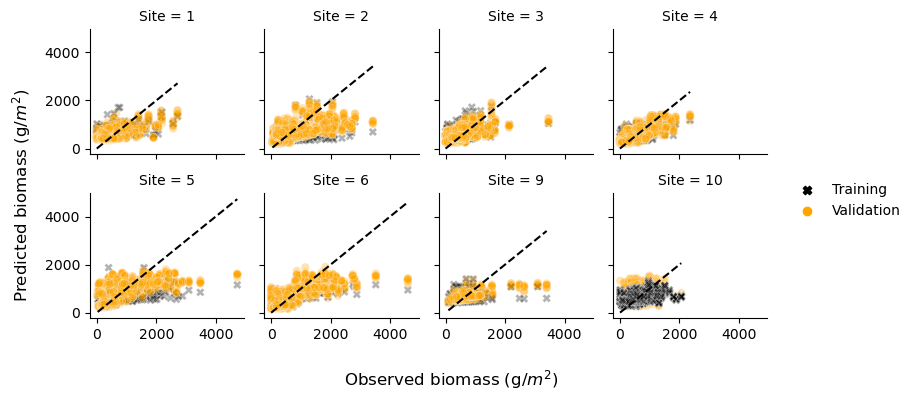
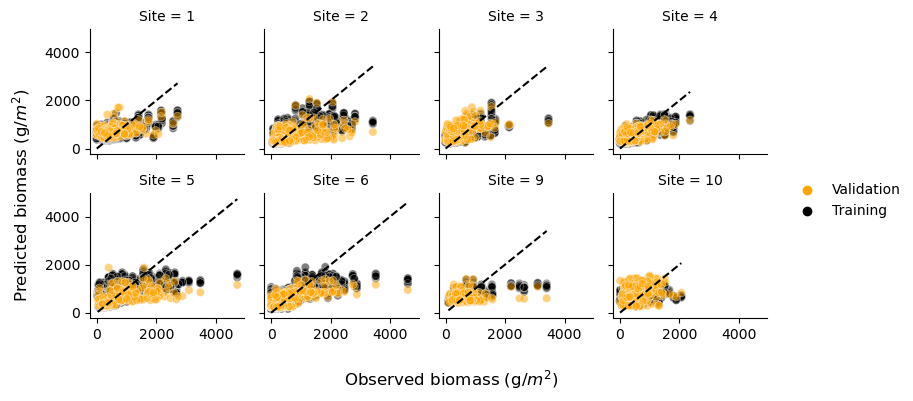
The notebook cell's code change between the first figure and the second:
--- before
+++ after
@@ -13,8 +13,20 @@
 all_testing = all_results_x[all_results_x['Type'] == 'Testing']
 
+all_results_x = all_results_x.sort_values('Cat')
+
 my_colors = ["orange", "black"]
+cat_order = ['Validation', 'Training']
 
 g = sns.FacetGrid(all_results_x, col="Site", col_wrap=4, height=2, sharex=True, sharey=True)
-g.map_dataframe(sns.scatterplot, x="Observed", y="Predicted",hue = 'Cat', style = 'Cat',  alpha=0.3, palette=my_colors)
+g.map_dataframe(sns.scatterplot, 
+                x="Observed", 
+                y="Predicted",
+                hue = 'Cat', 
+#                 style = 'Cat',
+                hue_order=cat_order,
+                alpha=0.5, 
+                palette=my_colors
+               )
+
 # g = sns.FacetGrid(all_training, col="Site", col_wrap=4, height=2, sharex=True, sharey=True)
 # g.map_dataframe(sns.scatterplot, x="Observed", y="Predicted", alpha=0.6, size = 1, color = 'black', palette=my_colors)
@@ -45,5 +57,5 @@
 import os
 output_dir = r'F:\Figures_PaperII'
-file_name = 'training_final.tif'
+file_name = 'training_testing_final.tif'
 
 save_path = os.path.join(output_dir, file_name)

Commit: Figure work